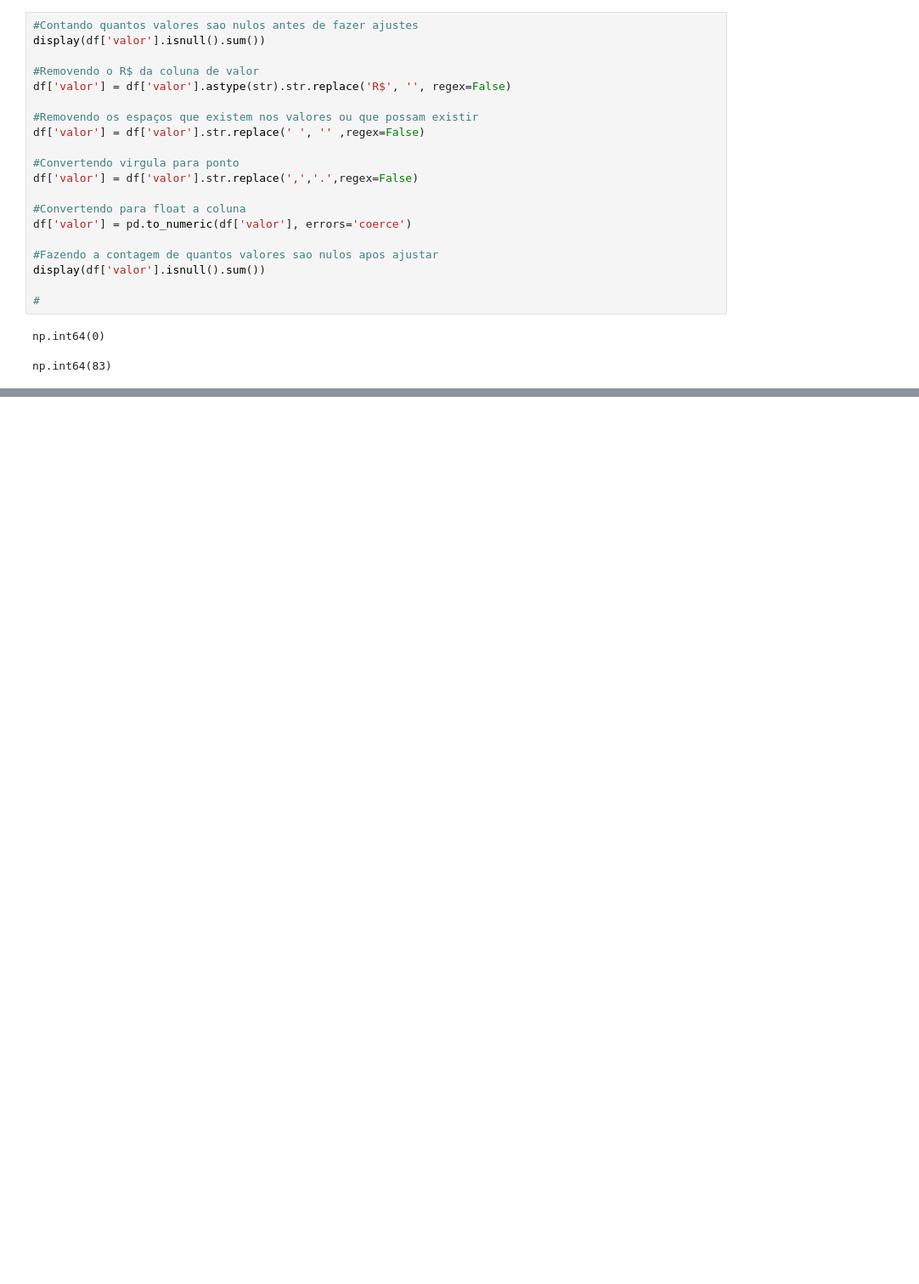
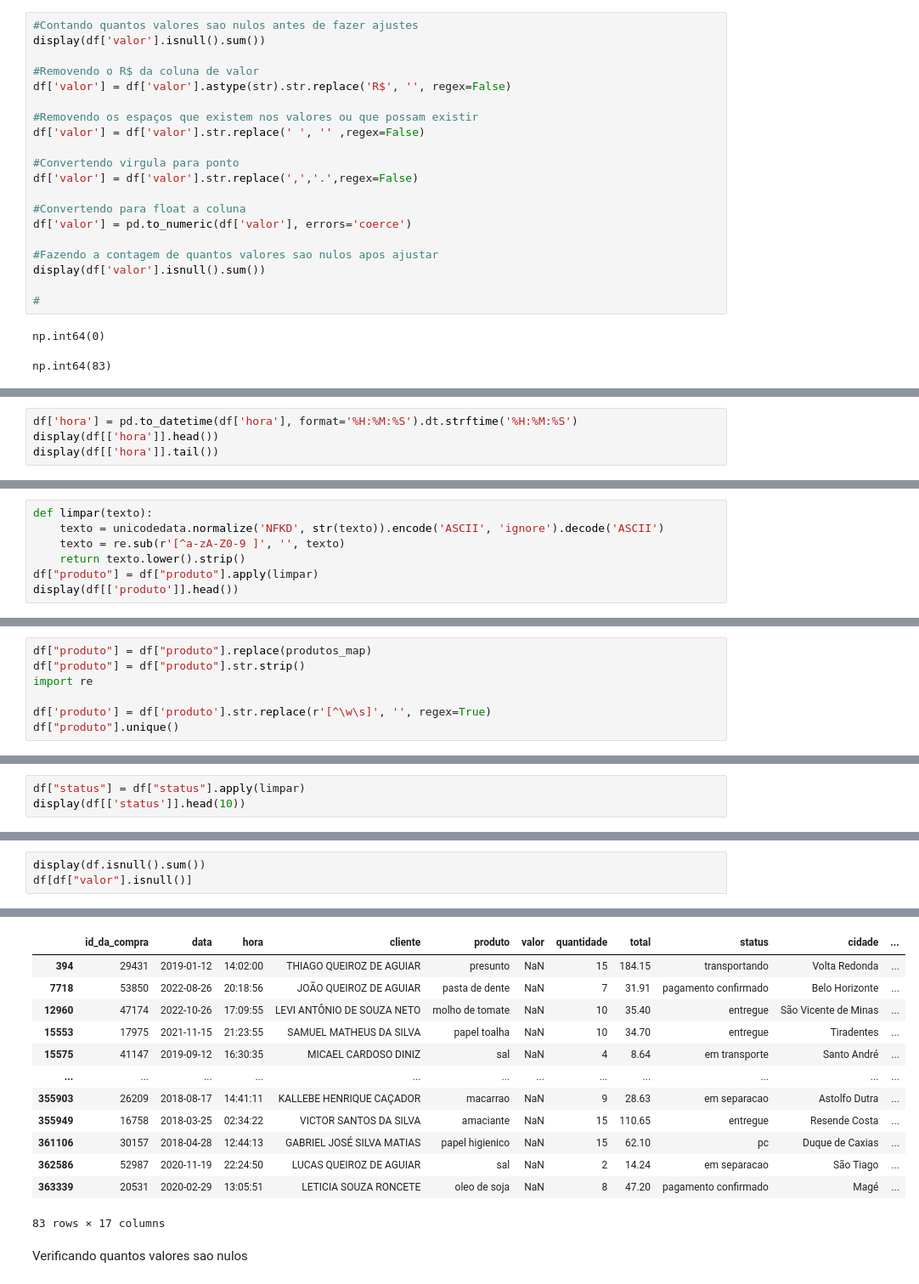
Before and after one commit to MtsRibas/Corrigindo-base-de-dados, a Jupyter notebook: MinhaLista.ipynb, the cells around one changed output, grey strips where cells are left out. Shown at 85% size. Cells and saved outputs as stored; diff of their text form; blank space fills up the shorter version.

```diff
--- a/MinhaLista.ipynb
+++ b/MinhaLista.ipynb
@@ -71,0 +124,4 @@ dtype('int64')
+# %%
+df['hora'] = pd.to_datetime(df['hora'], format='%H:%M:%S').dt.strftime('%H:%M:%S')
+display(df[['hora']].head())
+display(df[['hora']].tail())
@@ -71,0 +157,7 @@ dtype('int64')
+# %%
+def limpar(texto):
+    texto = unicodedata.normalize('NFKD', str(texto)).encode('ASCII', 'ignore').decode('ASCII')
+    texto = re.sub(r'[^a-zA-Z0-9 ]', '', texto)
+    return texto.lower().strip()
+df["produto"] = df["produto"].apply(limpar)
+display(df[['produto']].head())
@@ -71,0 +270,7 @@ dtype('int64')
+# %%
+df["produto"] = df["produto"].replace(produtos_map)
+df["produto"] = df["produto"].str.strip()
+import re
+
+df['produto'] = df['produto'].str.replace(r'[^\w\s]', '', regex=True)
+df["produto"].unique()
@@ -71,0 +302,3 @@ dtype('int64')
+# %%
+df["status"] = df["status"].apply(limpar)
+display(df[['status']].head(10))
@@ -71,0 +333,4 @@ dtype('int64')
+# %%
+display(df.isnull().sum())
+df[df["valor"].isnull()]
+# %% [output]
@@ -71,0 +355,15 @@ dtype('int64')
+|  | id_da_compra | data | hora | cliente | produto | valor | quantidade | total | status | cidade | ... |
+| 394 | 29431 | 2019-01-12 | 14:02:00 | THIAGO QUEIROZ DE AGUIAR | presunto | NaN | 15 | 184.15 | transportando | Volta Redonda | ... |
+| 7718 | 53850 | 2022-08-26 | 20:18:56 | JOÃO QUEIROZ DE AGUIAR | pasta de dente | NaN | 7 | 31.91 | pagamento confirmado | Belo Horizonte | ... |
+| 12960 | 47174 | 2022-10-26 | 17:09:55 | LEVI ANTÔNIO DE SOUZA NETO | molho de tomate | NaN | 10 | 35.40 | entregue | São Vicente de Minas | ... |
+| 15553 | 17975 | 2021-11-15 | 21:23:55 | SAMUEL MATHEUS DA SILVA | papel toalha | NaN | 10 | 34.70 | entregue | Tiradentes | ... |
+| 15575 | 41147 | 2019-09-12 | 16:30:35 | MICAEL CARDOSO DINIZ | sal | NaN | 4 | 8.64 | em transporte | Santo André | ... |
+| ... | ... | ... | ... | ... | ... | ... | ... | ... | ... | ... | ... |
+| 355903 | 26209 | 2018-08-17 | 14:41:11 | KALLEBE HENRIQUE CAÇADOR | macarrao | NaN | 9 | 28.63 | em separacao | Astolfo Dutra | ... |
+| 355949 | 16758 | 2018-03-25 | 02:34:22 | VICTOR SANTOS DA SILVA | amaciante | NaN | 15 | 110.65 | entregue | Resende Costa | ... |
+| 361106 | 30157 | 2018-04-28 | 12:44:13 | GABRIEL JOSÉ SILVA MATIAS | papel higienico | NaN | 15 | 62.10 | pc | Duque de Caxias | ... |
+| 362586 | 52987 | 2020-11-19 | 22:24:50 | LUCAS QUEIROZ DE AGUIAR | sal | NaN | 2 | 14.24 | em separacao | São Tiago | ... |
+| 363339 | 20531 | 2020-02-29 | 13:05:51 | LETICIA SOUZA RONCETE | oleo de soja | NaN | 8 | 47.20 | pagamento confirmado | Magé | ... |
+83 rows × 17 columns
+# %% [markdown]
+Verificando quantos valores sao nulos
```
Also changed, not shown: parts of 146 cells of this notebook, 1 other file.
